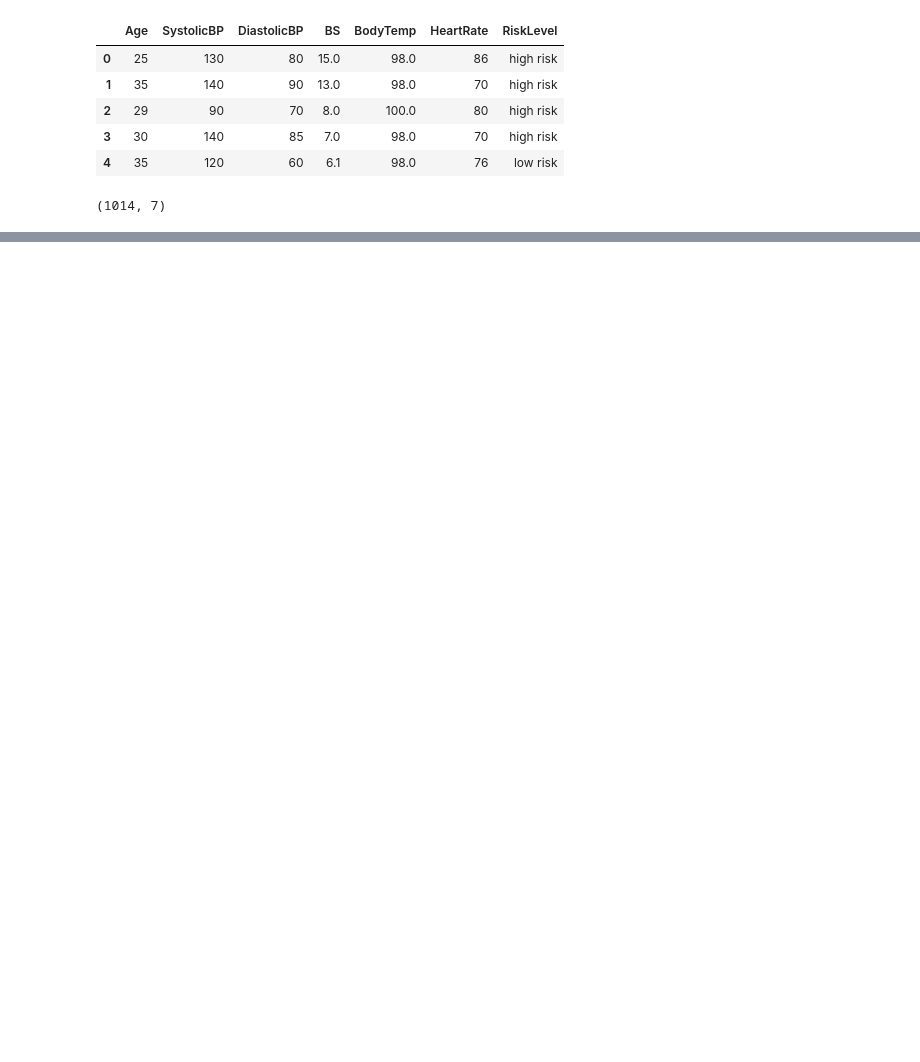
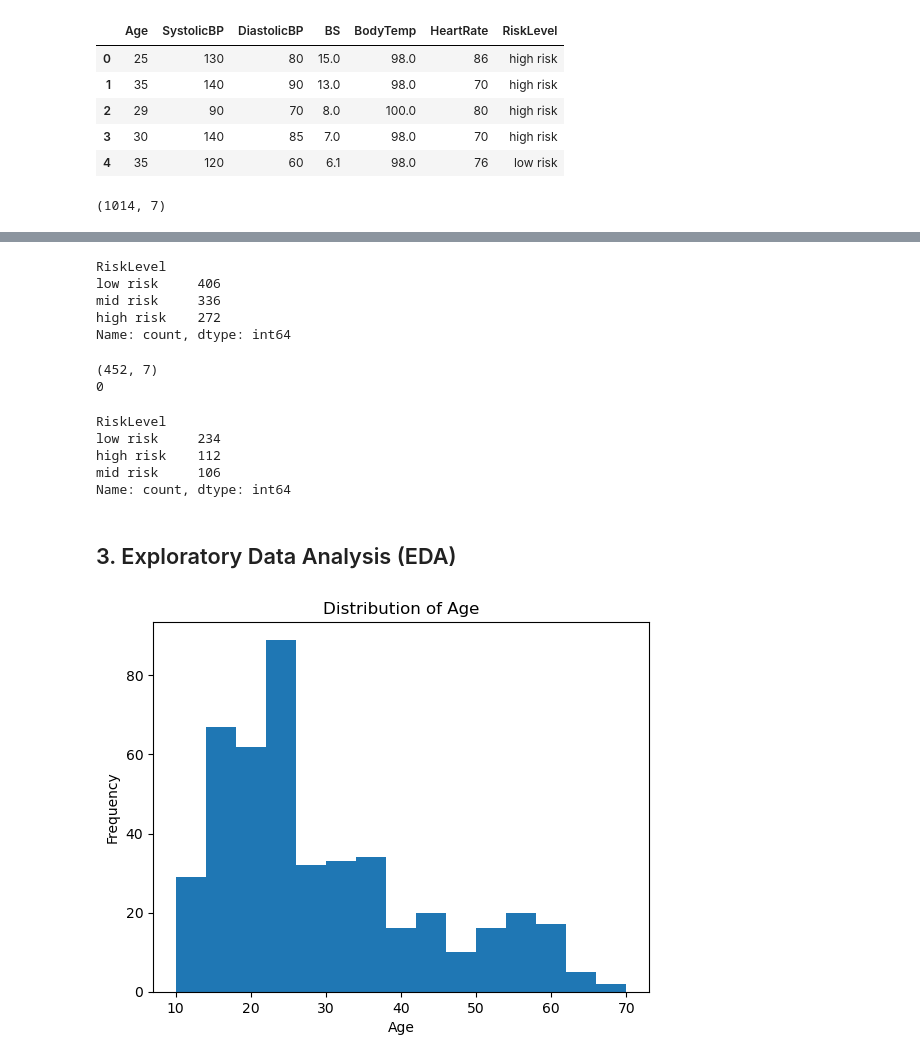
Before and after one commit to Munkhzaya-pom/ML_CA1, a Jupyter notebook: Munkhzaya_ML_Sept26 .ipynb, the cells around one changed output, grey strips where cells are left out. Drawn from its saved outputs; the diff is of its cells as text; code cells hidden in the pictures; blank space fills up the shorter version.

Commit message:
data cleaning

```diff
--- a/Munkhzaya_ML_Sept26 .ipynb
+++ b/Munkhzaya_ML_Sept26 .ipynb
@@ -17,0 +85,36 @@ df.shape
+# %%
+df["RiskLevel"].value_counts()
+# %% [output]
+RiskLevel
+low risk     406
+mid risk     336
+high risk    272
+Name: count, dtype: int64
+# %%
+# Remove duplicate rows
+df = df.drop_duplicates().reset_index(drop=True)
+
+# Check the result
+print(df.shape)
+print(df.duplicated().sum())
+# %% [output]
+(452, 7)
+0
+# %%
+df["RiskLevel"].value_counts()
+# %% [output]
+RiskLevel
+low risk     234
+high risk    112
+mid risk     106
+Name: count, dtype: int64
+# %% [markdown]
+## 3. Exploratory Data Analysis (EDA)
+# %%
+plt.hist(df['Age'], bins = 15)
+plt.title('Distribution of Age')
+plt.xlabel('Age')
+plt.ylabel('Frequency')
+plt.show()
+# %% [output]
+[figure, added]
```
Also changed, not shown: parts of 24 cells of this notebook.
